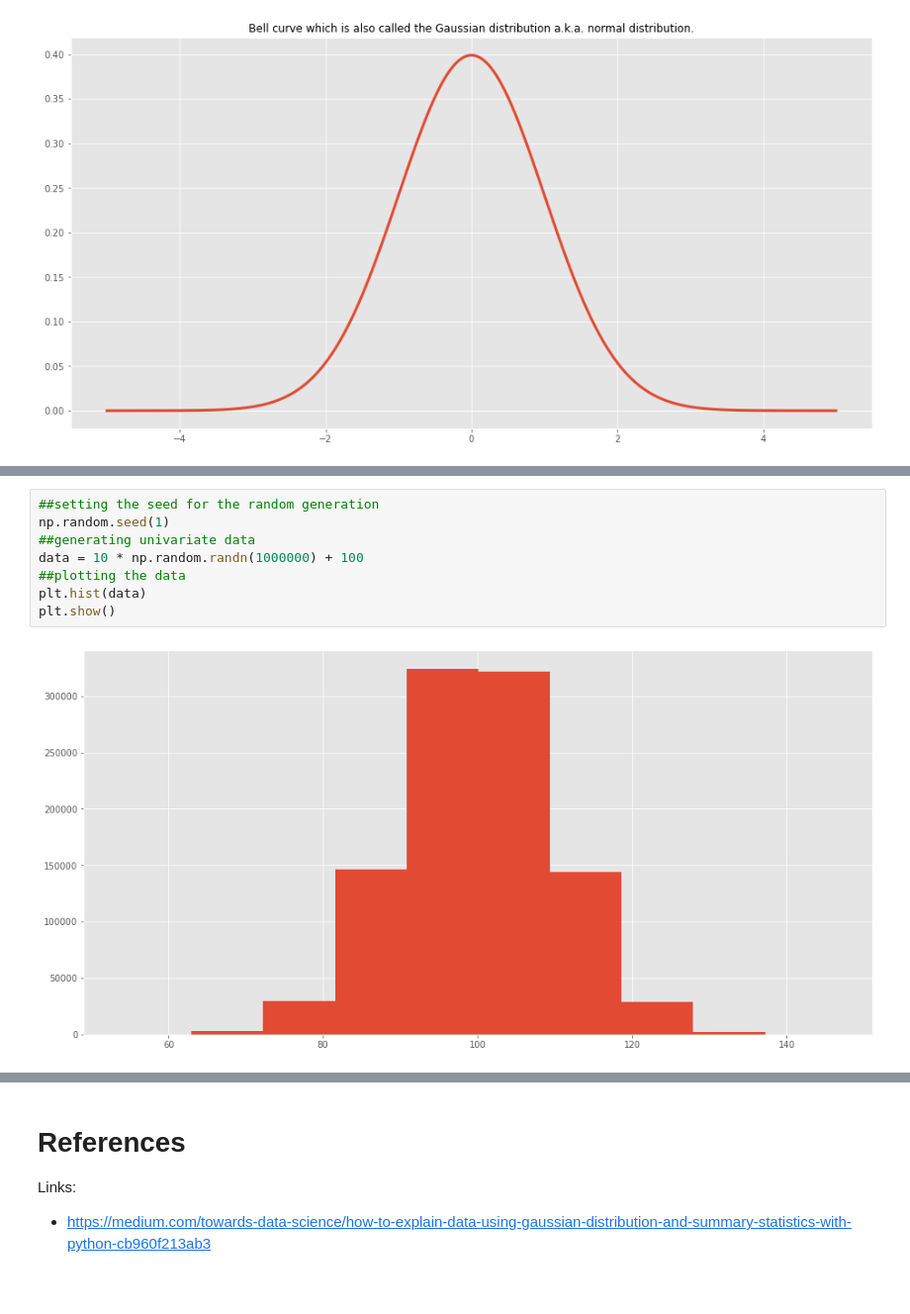
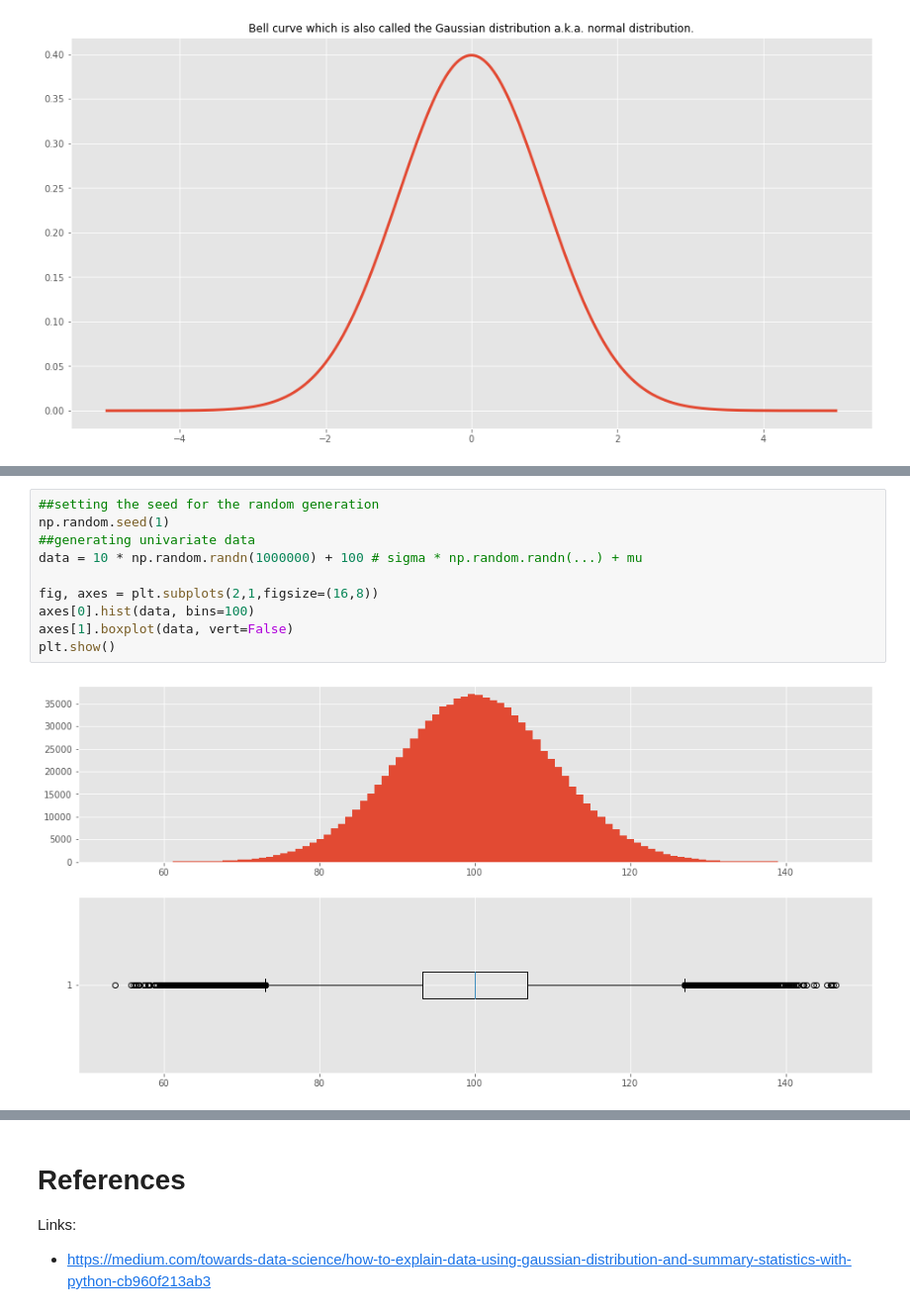
Before and after one commit to pepocasella/All_Data_Science, a Jupyter notebook: Gaussian-Distribution/Gaussian-Distribution.ipynb, the cells around one changed output, grey strips where cells are left out. Shown: that part at 99% size. Cells and saved outputs as stored; diff of their text form; blank space fills up the shorter version.

```diff
--- a/Gaussian-Distribution/Gaussian-Distribution.ipynb
+++ b/Gaussian-Distribution/Gaussian-Distribution.ipynb
@@ -48,10 +64,12 @@ plt.show()
 # %%
 ##setting the seed for the random generation
 np.random.seed(1)
 ##generating univariate data
-data = 10 * np.random.randn(1000000) + 100
-##plotting the data
-plt.hist(data)
+data = 10 * np.random.randn(1000000) + 100 # sigma * np.random.randn(...) + mu
+
+fig, axes = plt.subplots(2,1,figsize=(16,8))
+axes[0].hist(data, bins=100)
+axes[1].boxplot(data, vert=False)
 plt.show()
 # %% [output]
-[figure, old version]
+[figure, new version]
```
Also changed, not shown: parts of 3 cells of this notebook.
